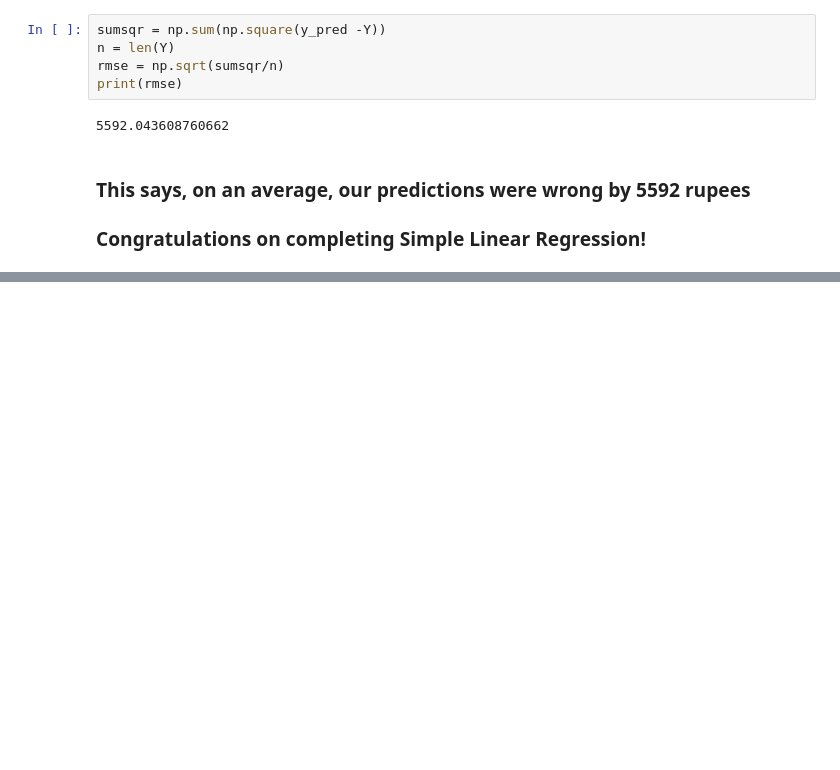
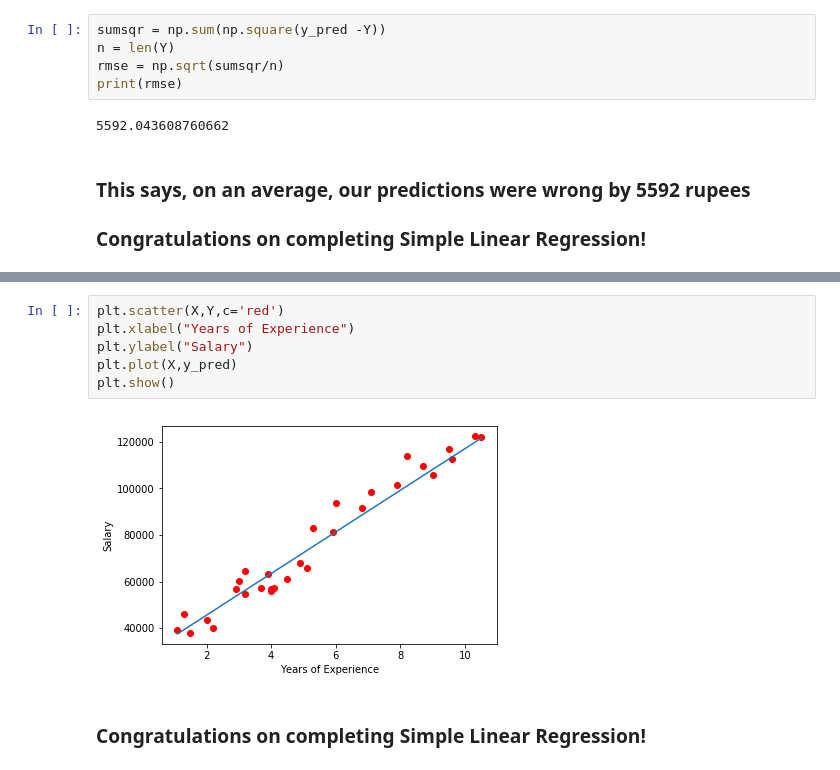
Before and after one commit to Somil112/Machine-Learning-Algorithms-from-Scratch, a Jupyter notebook: Simple Linear Regression/SLR.ipynb, the cells around one changed output, grey strips where cells are left out. Cells and saved outputs as stored; diff of their text form; blank space fills up the shorter version.

```diff
--- a/Simple Linear Regression/SLR.ipynb
+++ b/Simple Linear Regression/SLR.ipynb
@@ -115,0 +174,10 @@ print(rmse)
+# %%
+plt.scatter(X,Y,c='red')
+plt.xlabel("Years of Experience")
+plt.ylabel("Salary")
+plt.plot(X,y_pred)
+plt.show()
+# %% [output]
+[figure, added]
+# %% [markdown]
+### Congratulations on completing Simple Linear Regression!
```
Also changed, not shown: parts of 6 cells of this notebook, 4 other files.
